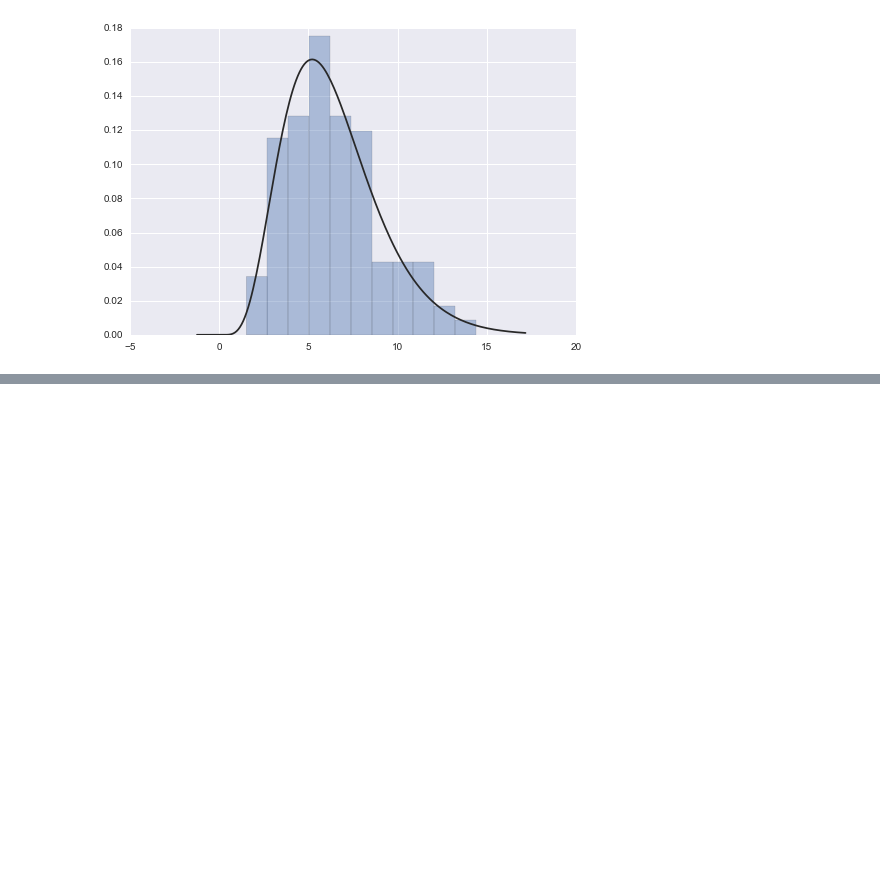
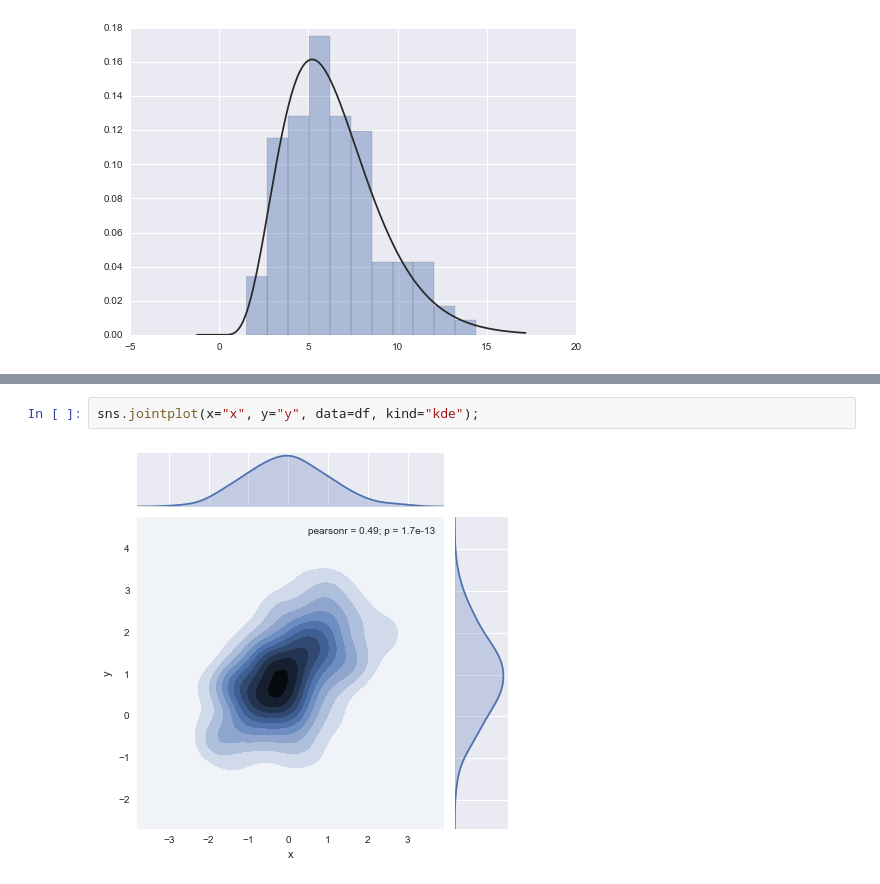
Before and after one commit to wangjiahong/Jiahong-practace--Seaborn, a Jupyter notebook: Seaborn_toturial.ipynb, the cells around one changed output, grey strips where cells are left out. Drawn from its saved outputs; the diff is of its cells as text; blank space fills up the shorter version.

```diff
--- a/Seaborn_toturial.ipynb
+++ b/Seaborn_toturial.ipynb
@@ -196,0 +277,4 @@ sns.distplot(x, kde=False, fit=stats.gamma);
+# %%
+sns.jointplot(x="x", y="y", data=df, kind="kde");
+# %% [output]
+[figure, added]
```
Also changed, not shown: parts of 22 cells of this notebook.
